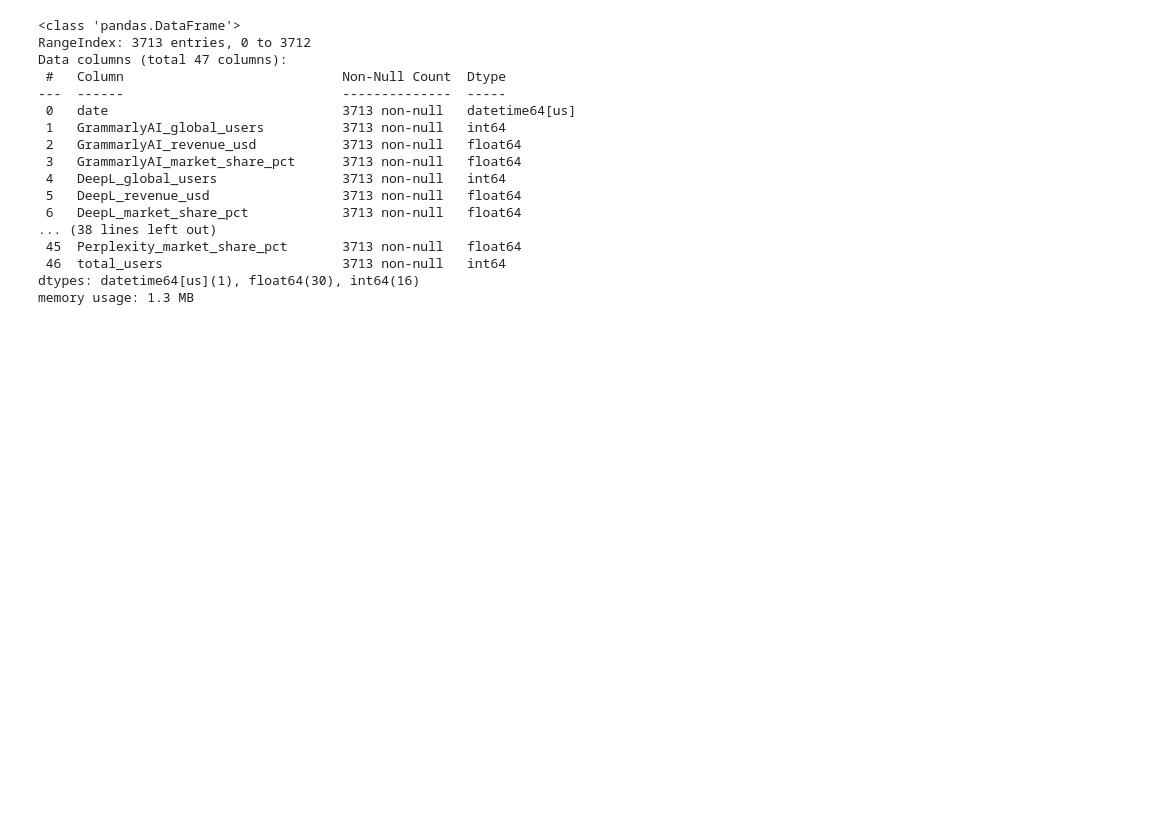
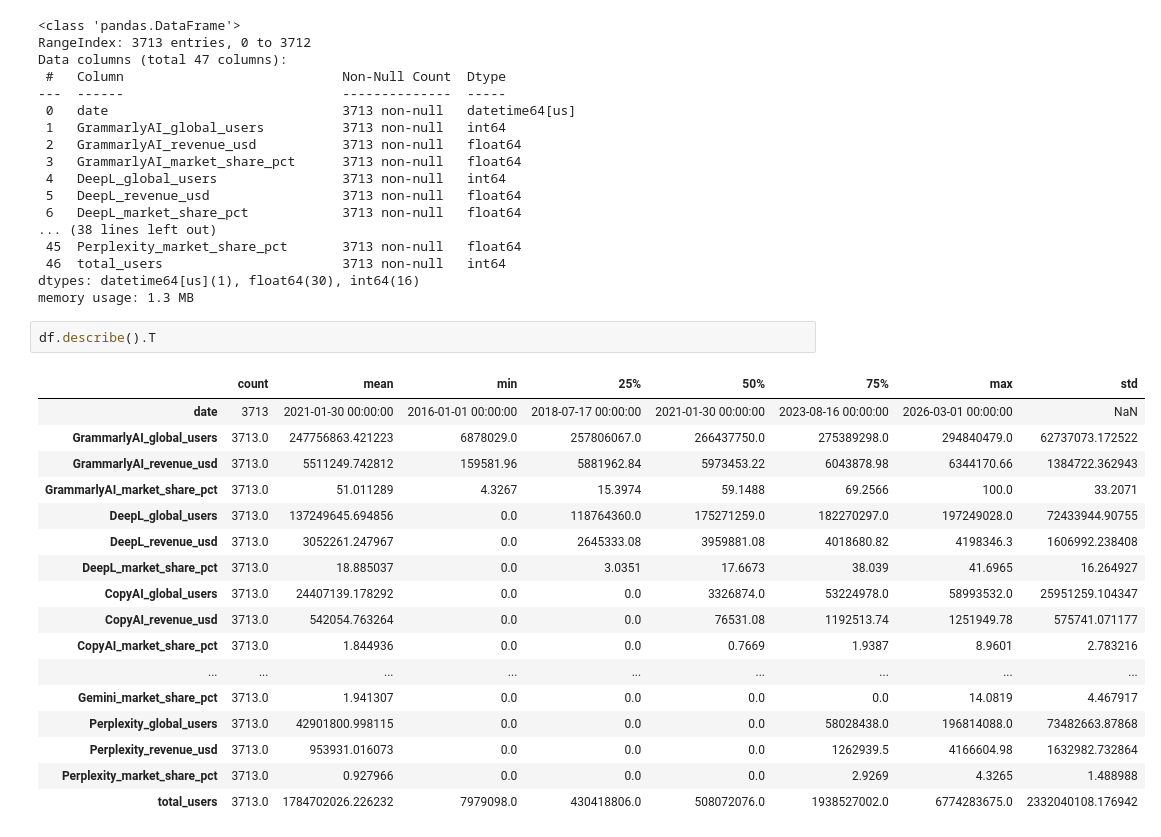
Before and after one commit to sejal18c/AI-Tools-Adoption-Dashboard, a Jupyter notebook: notebooks/ai_tools_analysis.ipynb, the cells around one changed output. Drawn from its saved outputs; the diff is of its cells as text; blank space fills up the shorter version.

```diff
--- a/notebooks/ai_tools_analysis.ipynb
+++ b/notebooks/ai_tools_analysis.ipynb
@@ -117,3 +117,23 @@ Data columns (total 47 columns):
  46  total_users                       3713 non-null   int64
 dtypes: datetime64[us](1), float64(30), int64(16)
 memory usage: 1.3 MB
+# %%
+df.describe().T
+# %% [output]
+|  | count | mean | min | 25% | 50% | 75% | max | std |
+| date | 3713 | 2021-01-30 00:00:00 | 2016-01-01 00:00:00 | 2018-07-17 00:00:00 | 2021-01-30 00:00:00 | 2023-08-16 00:00:00 | 2026-03-01 00:00:00 | NaN |
+| GrammarlyAI_global_users | 3713.0 | 247756863.421223 | 6878029.0 | 257806067.0 | 266437750.0 | 275389298.0 | 294840479.0 | 62737073.172522 |
+| GrammarlyAI_revenue_usd | 3713.0 | 5511249.742812 | 159581.96 | 5881962.84 | 5973453.22 | 6043878.98 | 6344170.66 | 1384722.362943 |
+| GrammarlyAI_market_share_pct | 3713.0 | 51.011289 | 4.3267 | 15.3974 | 59.1488 | 69.2566 | 100.0 | 33.2071 |
+| DeepL_global_users | 3713.0 | 137249645.694856 | 0.0 | 118764360.0 | 175271259.0 | 182270297.0 | 197249028.0 | 72433944.90755 |
+| DeepL_revenue_usd | 3713.0 | 3052261.247967 | 0.0 | 2645333.08 | 3959881.08 | 4018680.82 | 4198346.3 | 1606992.238408 |
+| DeepL_market_share_pct | 3713.0 | 18.885037 | 0.0 | 3.0351 | 17.6673 | 38.039 | 41.6965 | 16.264927 |
+| CopyAI_global_users | 3713.0 | 24407139.178292 | 0.0 | 0.0 | 3326874.0 | 53224978.0 | 58993532.0 | 25951259.104347 |
+| CopyAI_revenue_usd | 3713.0 | 542054.763264 | 0.0 | 0.0 | 76531.08 | 1192513.74 | 1251949.78 | 575741.071177 |
+| CopyAI_market_share_pct | 3713.0 | 1.844936 | 0.0 | 0.0 | 0.7669 | 1.9387 | 8.9601 | 2.783216 |
+| ... | ... | ... | ... | ... | ... | ... | ... | ... |
+| Gemini_market_share_pct | 3713.0 | 1.941307 | 0.0 | 0.0 | 0.0 | 0.0 | 14.0819 | 4.467917 |
+| Perplexity_global_users | 3713.0 | 42901800.998115 | 0.0 | 0.0 | 0.0 | 58028438.0 | 196814088.0 | 73482663.87868 |
+| Perplexity_revenue_usd | 3713.0 | 953931.016073 | 0.0 | 0.0 | 0.0 | 1262939.5 | 4166604.98 | 1632982.732864 |
+| Perplexity_market_share_pct | 3713.0 | 0.927966 | 0.0 | 0.0 | 0.0 | 2.9269 | 4.3265 | 1.488988 |
+| total_users | 3713.0 | 1784702026.226232 | 7979098.0 | 430418806.0 | 508072076.0 | 1938527002.0 | 6774283675.0 | 2332040108.176942 |
```
Also changed, not shown: parts of 5 cells of this notebook.
